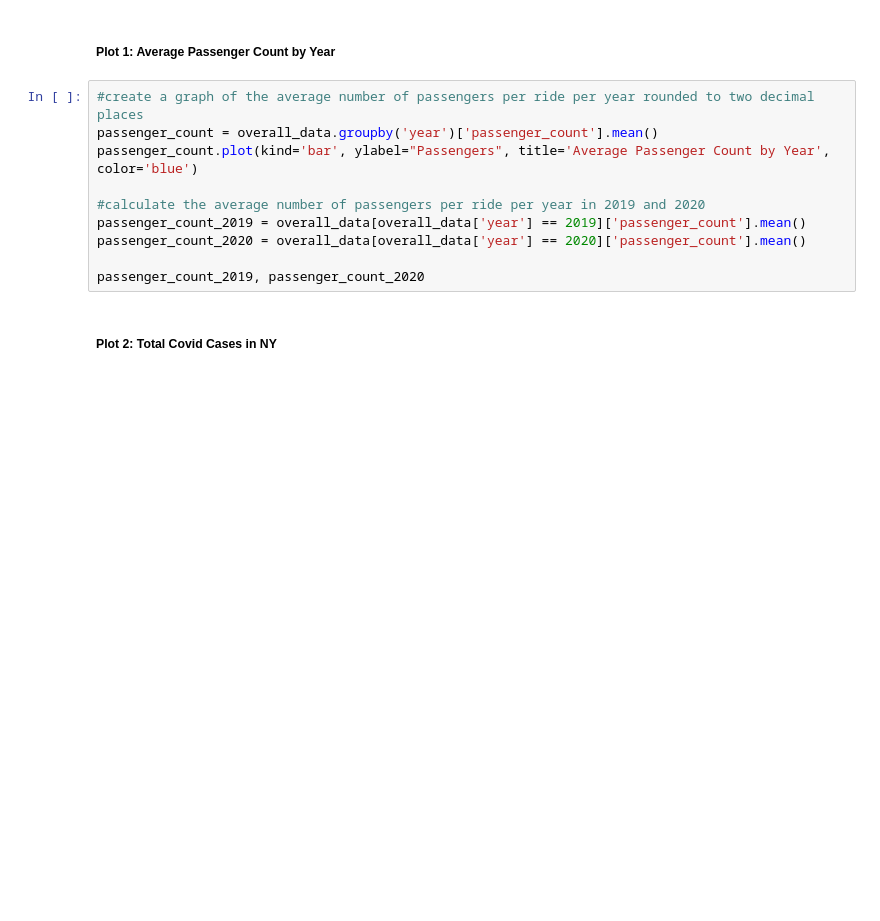
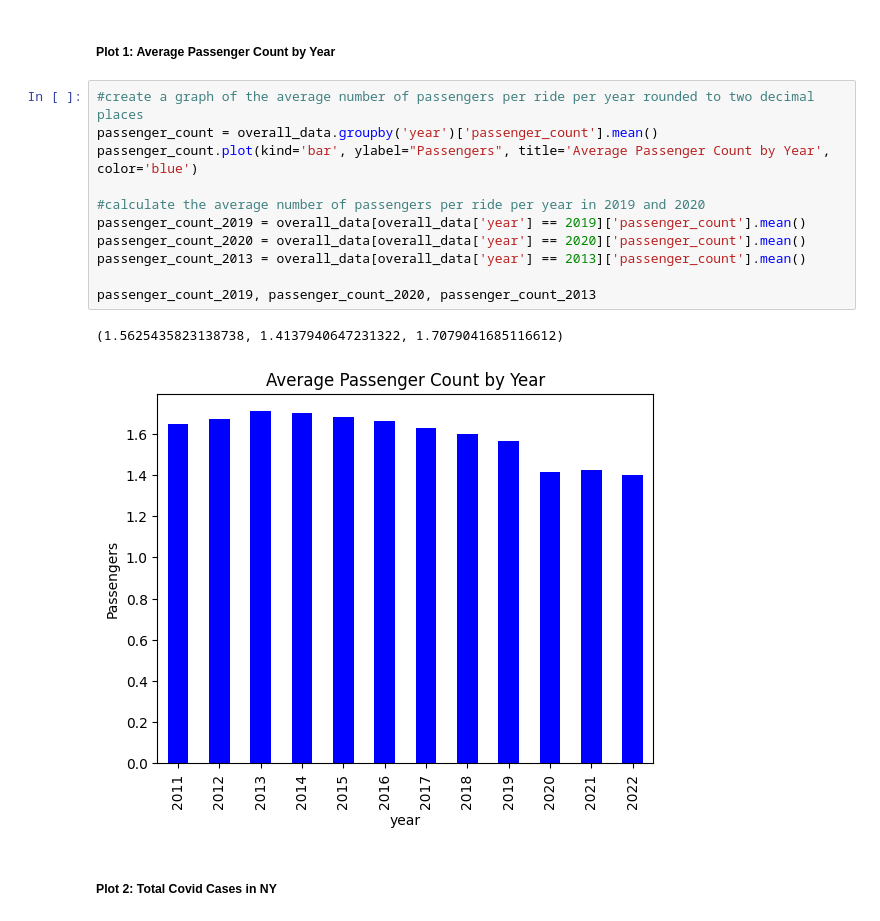
Before and after one commit to WillBallentine/Covid-Effect-on-NYC-Taxi, a Jupyter notebook: taxi.ipynb, the cells around one changed output. Saved outputs shown, nothing was run; the diff lists cells and outputs as text; blank space fills up the shorter version.

```diff
--- a/taxi.ipynb
+++ b/taxi.ipynb
@@ -65,13 +65,17 @@ covid_df['year'] = covid_df['submission_date'].dt.year
 # %%
 #create a graph of the average number of passengers per ride per year rounded to two decimal places
 passenger_count = overall_data.groupby('year')['passenger_count'].mean()
 passenger_count.plot(kind='bar', ylabel="Passengers", title='Average Passenger Count by Year', color='blue')
 
 #calculate the average number of passengers per ride per year in 2019 and 2020
 passenger_count_2019 = overall_data[overall_data['year'] == 2019]['passenger_count'].mean()
 passenger_count_2020 = overall_data[overall_data['year'] == 2020]['passenger_count'].mean()
+passenger_count_2013 = overall_data[overall_data['year'] == 2013]['passenger_count'].mean()
 
-passenger_count_2019, passenger_count_2020
+passenger_count_2019, passenger_count_2020, passenger_count_2013
+# %% [output]
+(1.5625435823138738, 1.4137940647231322, 1.7079041685116612)
+[figure, added]
 # %% [markdown]
 ##### Plot 2: Total Covid Cases in NY
 # %%
```
Also changed, not shown: parts of 30 cells of this notebook.
